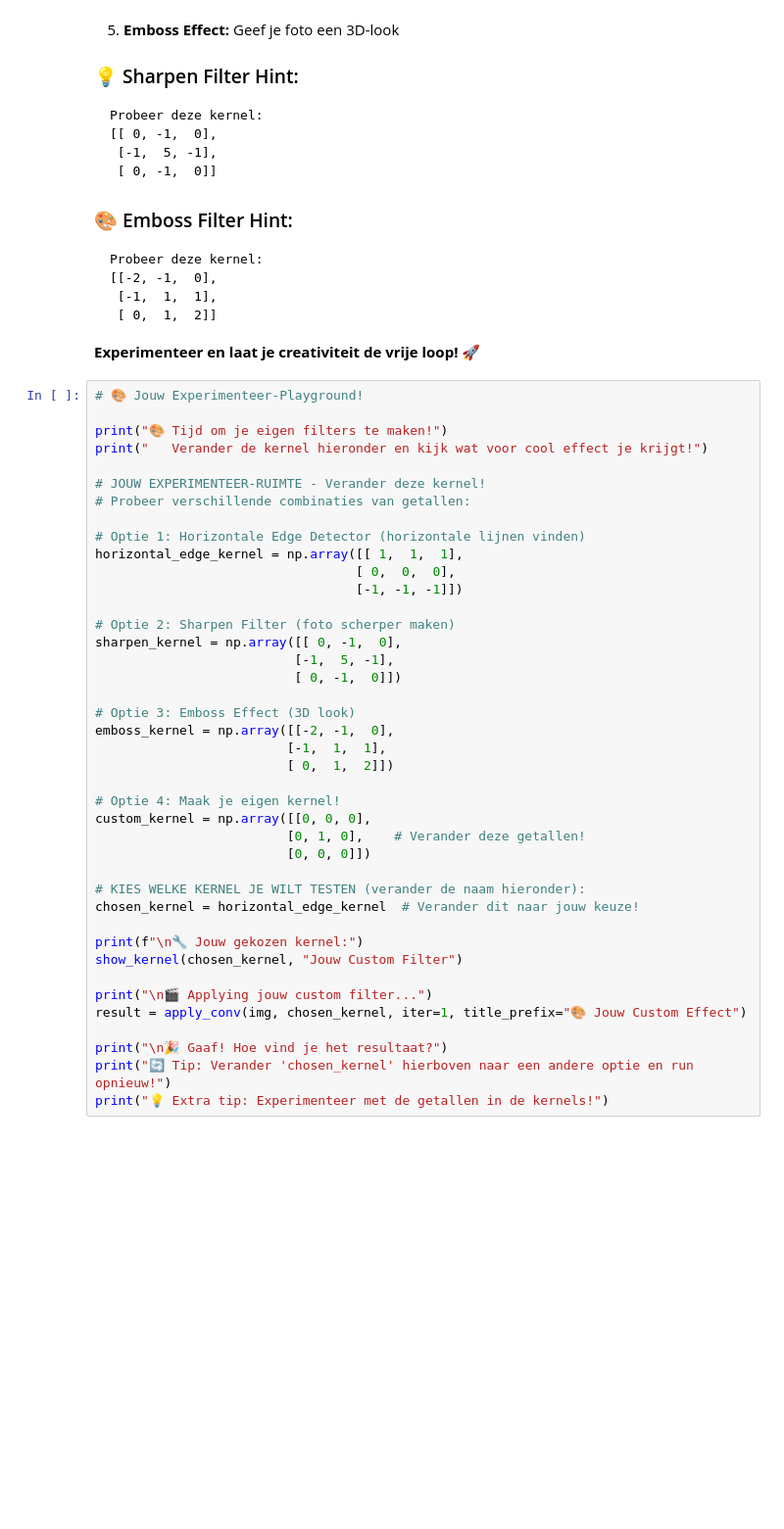
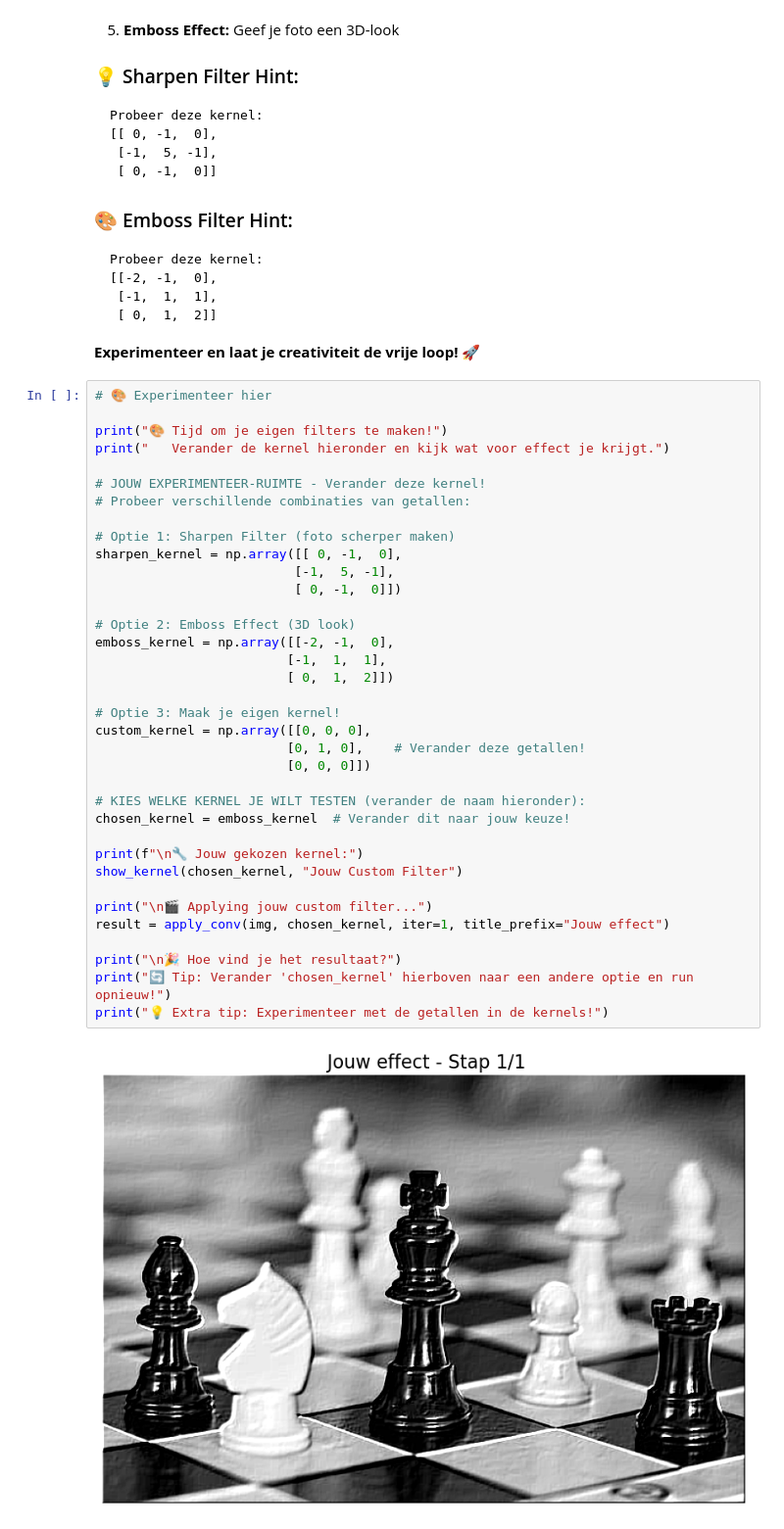
Before and after one commit to clarastegehuis/machine_learning_medical_data_workshop, a Jupyter notebook: workshop_convolutie_geen_ai.ipynb, the cells around one changed output. Shown at 98% size. Drawn from its saved outputs; the diff is of its cells as text; blank space fills up the shorter version.

```diff
--- a/workshop_convolutie_geen_ai.ipynb
+++ b/workshop_convolutie_geen_ai.ipynb
@@ -639,43 +706,40 @@ Probeer deze kernel:
 
 **Experimenteer en laat je creativiteit de vrije loop!** 🚀
 # %%
-# 🎨 Jouw Experimenteer-Playground!
+# 🎨 Experimenteer hier
 
 print("🎨 Tijd om je eigen filters te maken!")
-print("   Verander de kernel hieronder en kijk wat voor cool effect je krijgt!")
+print("   Verander de kernel hieronder en kijk wat voor effect je krijgt.")
 
 # JOUW EXPERIMENTEER-RUIMTE - Verander deze kernel!
 # Probeer verschillende combinaties van getallen:
 
-# Optie 1: Horizontale Edge Detector (horizontale lijnen vinden)
-horizontal_edge_kernel = np.array([[ 1,  1,  1],
-                                  [ 0,  0,  0],
-                                  [-1, -1, -1]])
-
-# Optie 2: Sharpen Filter (foto scherper maken)
+# Optie 1: Sharpen Filter (foto scherper maken)
 sharpen_kernel = np.array([[ 0, -1,  0],
                           [-1,  5, -1],
                           [ 0, -1,  0]])
 
-# Optie 3: Emboss Effect (3D look)
+# Optie 2: Emboss Effect (3D look)
 emboss_kernel = np.array([[-2, -1,  0],
                          [-1,  1,  1],
                          [ 0,  1,  2]])
 
-# Optie 4: Maak je eigen kernel!
+# Optie 3: Maak je eigen kernel!
 custom_kernel = np.array([[0, 0, 0],
                          [0, 1, 0],    # Verander deze getallen!
                          [0, 0, 0]])
 
 # KIES WELKE KERNEL JE WILT TESTEN (verander de naam hieronder):
-chosen_kernel = horizontal_edge_kernel  # Verander dit naar jouw keuze!
+chosen_kernel = emboss_kernel  # Verander dit naar jouw keuze!
 
 print(f"\n🔧 Jouw gekozen kernel:")
 show_kernel(chosen_kernel, "Jouw Custom Filter")
 
 print("\n🎬 Applying jouw custom filter...")
-result = apply_conv(img, chosen_kernel, iter=1, title_prefix="🎨 Jouw Custom Effect")
+result = apply_conv(img, chosen_kernel, iter=1, title_prefix="Jouw effect")
 
-print("\n🎉 Gaaf! Hoe vind je het resultaat?")
+print("\n🎉 Hoe vind je het resultaat?")
 print("🔄 Tip: Verander 'chosen_kernel' hierboven naar een andere optie en run opnieuw!")
 print("💡 Extra tip: Experimenteer met de getallen in de kernels!")
+# %% [output]
+[figure, added]
```
Also changed, not shown: parts of 25 cells of this notebook, 1 other file.
